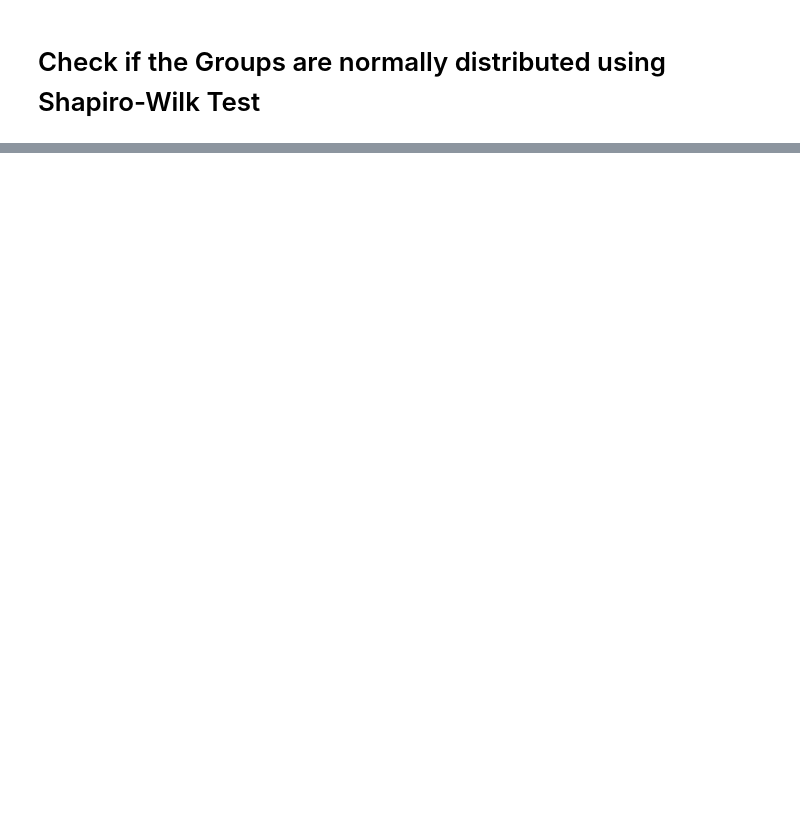
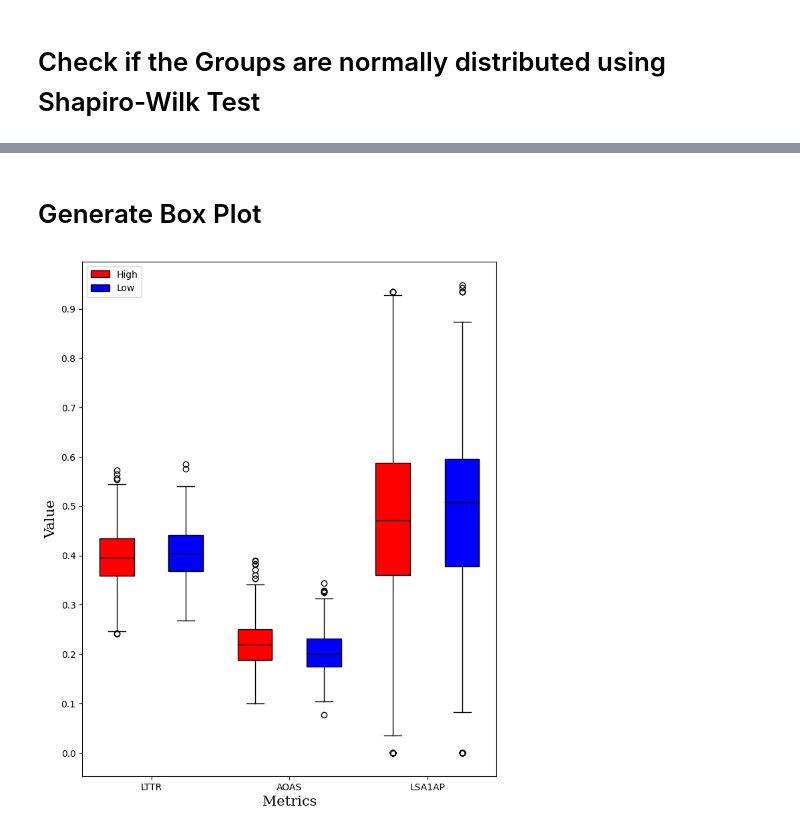
Before and after one commit to srivarshan-s/CoAuthorViz, a Jupyter notebook: notebooks/analysis.ipynb, the cells around one changed output, grey strips where cells are left out. Drawn from its saved outputs; the diff is of its cells as text; code cells hidden in the pictures; blank space fills up the shorter version.

Commit message:
add grouped box plot for taaco metrics

```diff
--- a/notebooks/analysis.ipynb
+++ b/notebooks/analysis.ipynb
@@ -385,3 +385,5 @@ shapiro_df[shapiro_df["Metric"].isin(req_metrics)].head()
 | 69 | adjacent_overlap_all_para | 0.938885 | 1.381758e-16 | Not Normal | 0.938885 | ... |
 | 123 | lsa_1_all_sent | 0.989573 | 5.572468e-05 | Not Normal | 0.989573 | ... |
 | 125 | lsa_1_all_para | 0.980973 | 4.821818e-08 | Not Normal | 0.980973 | ... |
+# %% [markdown]
+# Generate Box Plot
@@ -387,0 +392,34 @@ shapiro_df[shapiro_df["Metric"].isin(req_metrics)].head()
+# %%
+fig1, ax1 = plt.subplots(figsize=(8,10))
+data = [
+    df_high["lemma_ttr"], df_low["lemma_ttr"],
+    df_high["adjacent_overlap_all_sent"], df_low["adjacent_overlap_all_sent"],
+    df_high["lsa_1_all_para"], df_low["lsa_1_all_para"],
+]
+box1 = ax1.boxplot(data, patch_artist=True)
+
+plt.setp(box1["boxes"][0], facecolor="red")
+plt.setp(box1["boxes"][1], facecolor="blue")
+
+plt.setp(box1["boxes"][2], facecolor="red")
+plt.setp(box1["boxes"][3], facecolor="blue")
+
+plt.setp(box1["boxes"][4], facecolor="red")
+plt.setp(box1["boxes"][5], facecolor="blue")
+
+for element in ['whiskers', 'fliers', 'means', 'medians', 'caps']:
+    plt.setp(box1[element], color="black")
+
+ax1.legend([box1["boxes"][0], box1["boxes"][1]], ['High', 'Low'])
+
+# ax1.set_title('Grouped Box Plot', fontdict={"family": "serif", "size": "20"})
+ax1.set_xlabel('Metrics', fontdict={"family": "serif", "size": "15"})
+ax1.set_ylabel('Value', fontdict={"family": "serif", "size": "15"})
+
+plt.xticks([1.5, 3.5, 5.5], ['LTTR', 'AOAS', 'LSA1AP'])
+plt.yticks(np.arange(0, 1, 0.1))
+
+plt.savefig("boxplot.png")
+plt.show()
+# %% [output]
+[figure, added]
```
Also changed, not shown: parts of 1 cell of this notebook, 2 other files.
